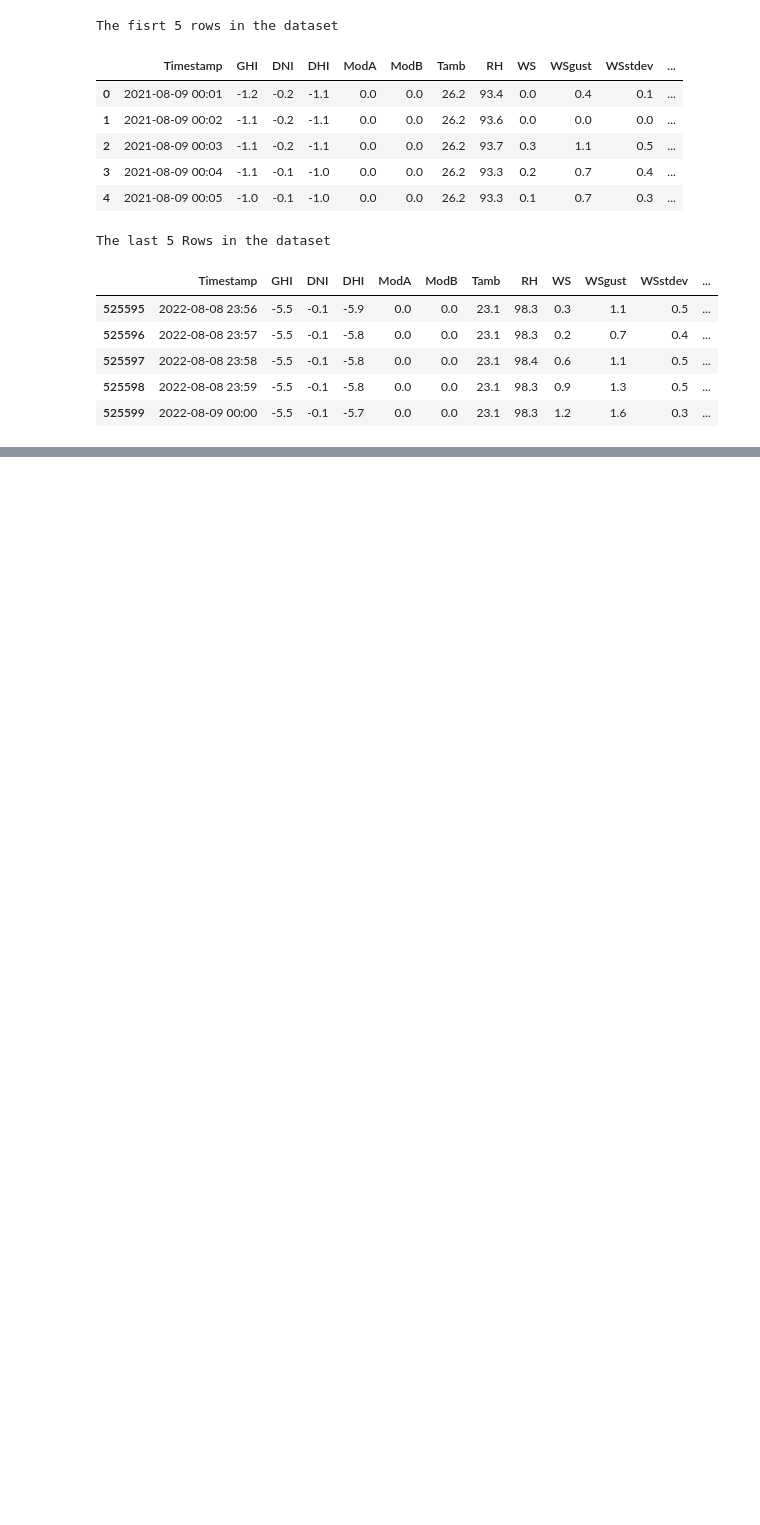
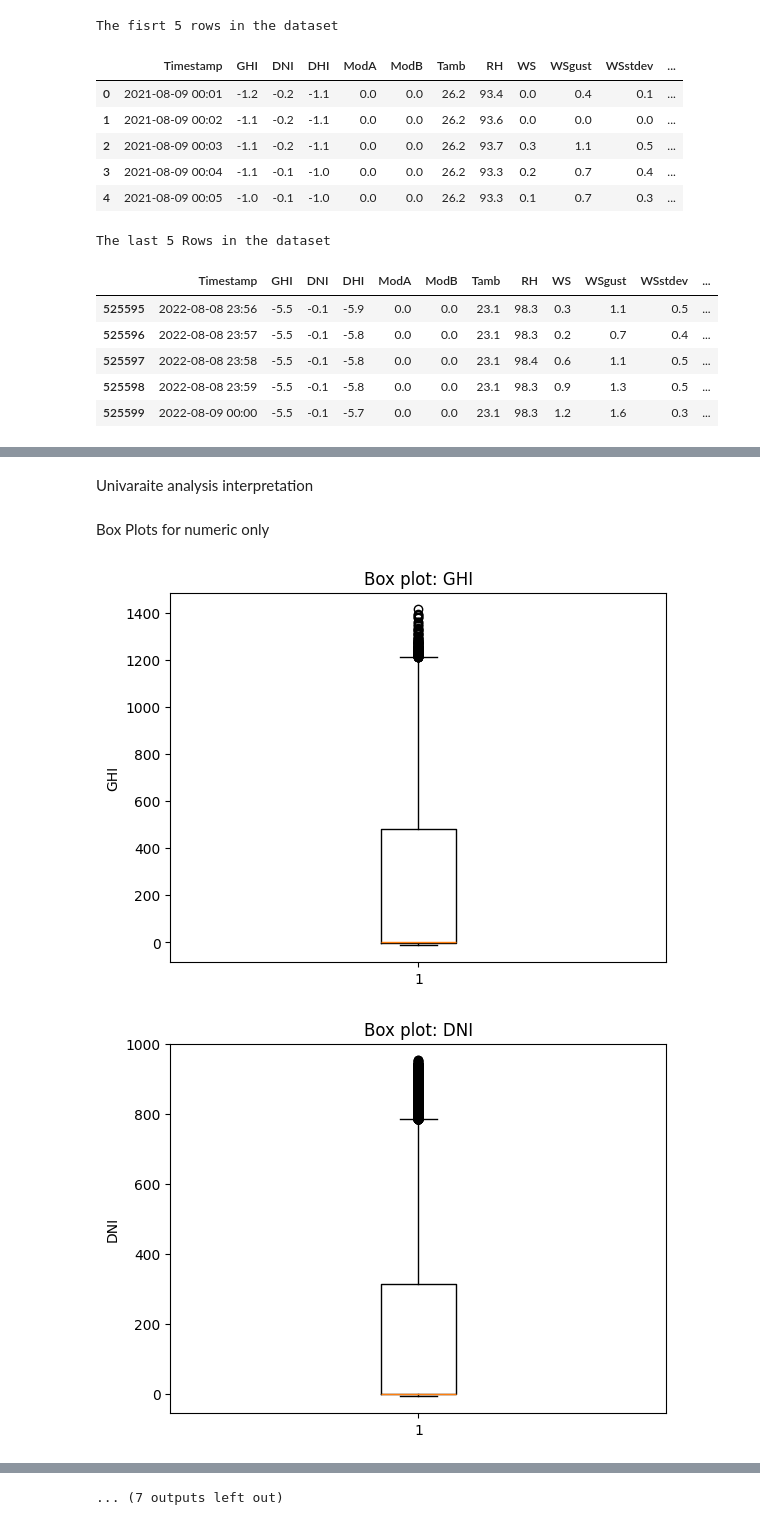
Before and after one commit to Wakgari-Eshetu/solar-challenge-week1, a Jupyter notebook: notebooks/benin_eda.ipynb, the cells around one changed output, grey strips where cells are left out. Saved outputs shown, nothing was run; the diff lists cells and outputs as text; code cells hidden in the pictures; blank space fills up the shorter version.

```diff
--- a/notebooks/benin_eda.ipynb
+++ b/notebooks/benin_eda.ipynb
@@ -54,0 +220,14 @@ The last 5 Rows in the dataset
+# %% [markdown]
+Univaraite analysis interpretation
+# %% [markdown]
+Box Plots for numeric only
+# %%
+for c in num_cols:
+    plt.figure()
+    plt.boxplot(df[c].dropna(), vert=True)
+    plt.title(f"Box plot: {c}")
+    plt.ylabel(c)
+    plt.show()
+# %% [output]
+[figure, added]
+[figure, added]
@@ -54,0 +244 @@ The last 5 Rows in the dataset
+... (7 outputs left out)
```
Also changed, not shown: parts of 15 cells of this notebook.
